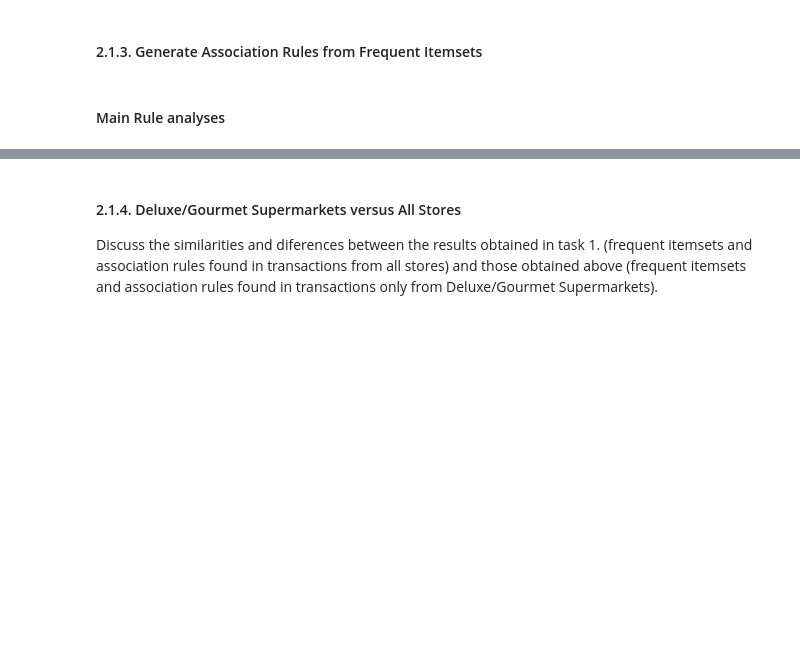
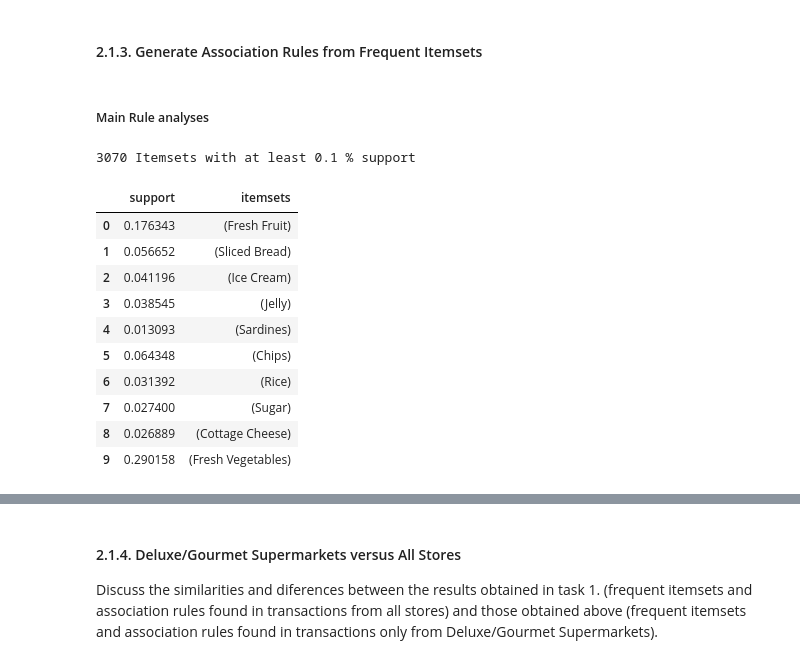
Before and after one commit to PedroCotovio/PD_1_Pattern_Mining, a Jupyter notebook: PD_201920_Project.ipynb, the cells around one changed output, grey strips where cells are left out. Drawn from its saved outputs; the diff is of its cells as text; code cells hidden in the pictures; blank space fills up the shorter version.

```diff
--- a/PD_201920_Project.ipynb
+++ b/PD_201920_Project.ipynb
@@ -989,11 +989,24 @@ plt.show()
 # %% [markdown]
 #### 2.1.3. Generate Association Rules from Frequent Itemsets
 # %% [markdown]
-#### Main Rule analyses
+##### Main Rule analyses
 # %%
 # Recomputing frequent itemsets with low min_support
 min_support=0.001
-frequent = all_stores.create_item_set(min_support=min_support, order=False, inplace=True)
+frequent = Deluxe_Gourmet.create_item_set(min_support=min_support, order=False, inplace=True)
 print('{} Itemsets with at least {} % support'.format(len(frequent), min_support*100))
 frequent.head(10)
+# %% [output]
+3070 Itemsets with at least 0.1 % support
+|  | support | itemsets |
+| 0 | 0.176343 | (Fresh Fruit) |
+| 1 | 0.056652 | (Sliced Bread) |
+| 2 | 0.041196 | (Ice Cream) |
+| 3 | 0.038545 | (Jelly) |
+| 4 | 0.013093 | (Sardines) |
+| 5 | 0.064348 | (Chips) |
+| 6 | 0.031392 | (Rice) |
+| 7 | 0.027400 | (Sugar) |
+| 8 | 0.026889 | (Cottage Cheese) |
+| 9 | 0.290158 | (Fresh Vegetables) |
 # %%
```
Also changed, not shown: parts of 33 cells of this notebook.
